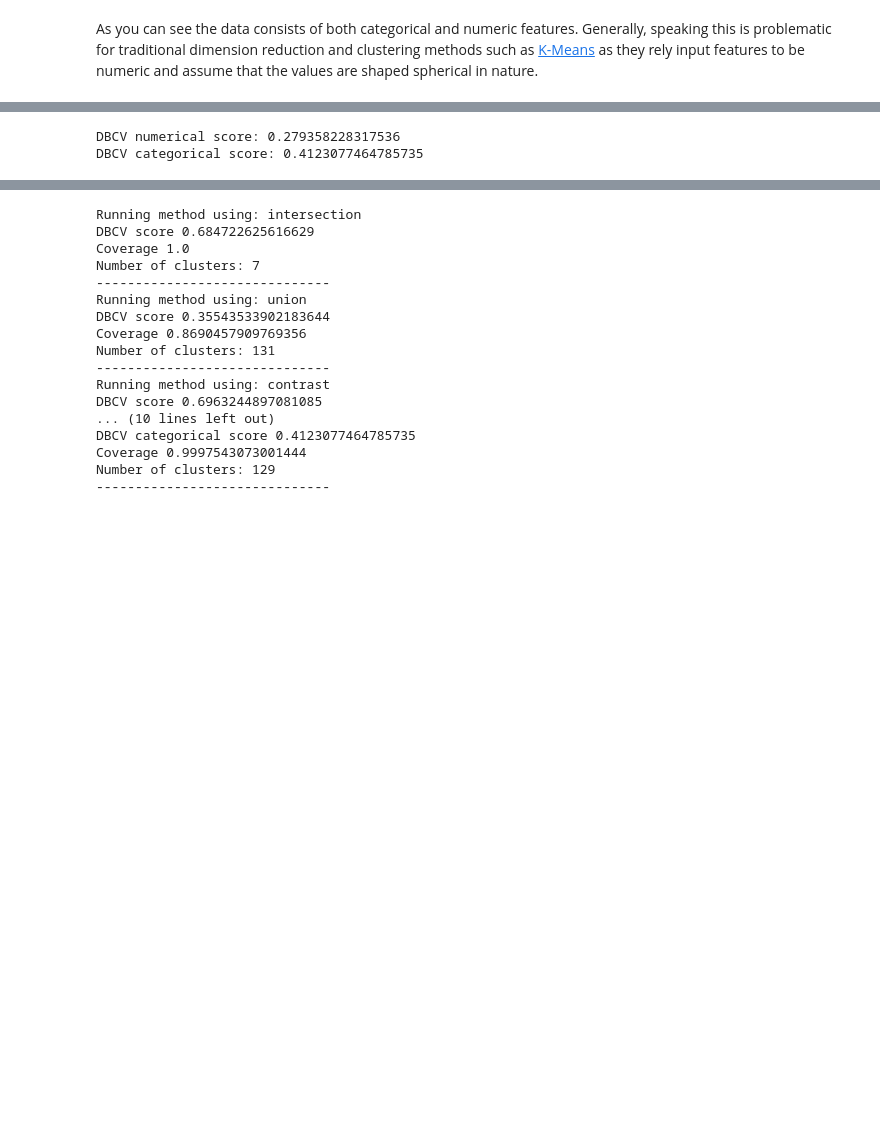
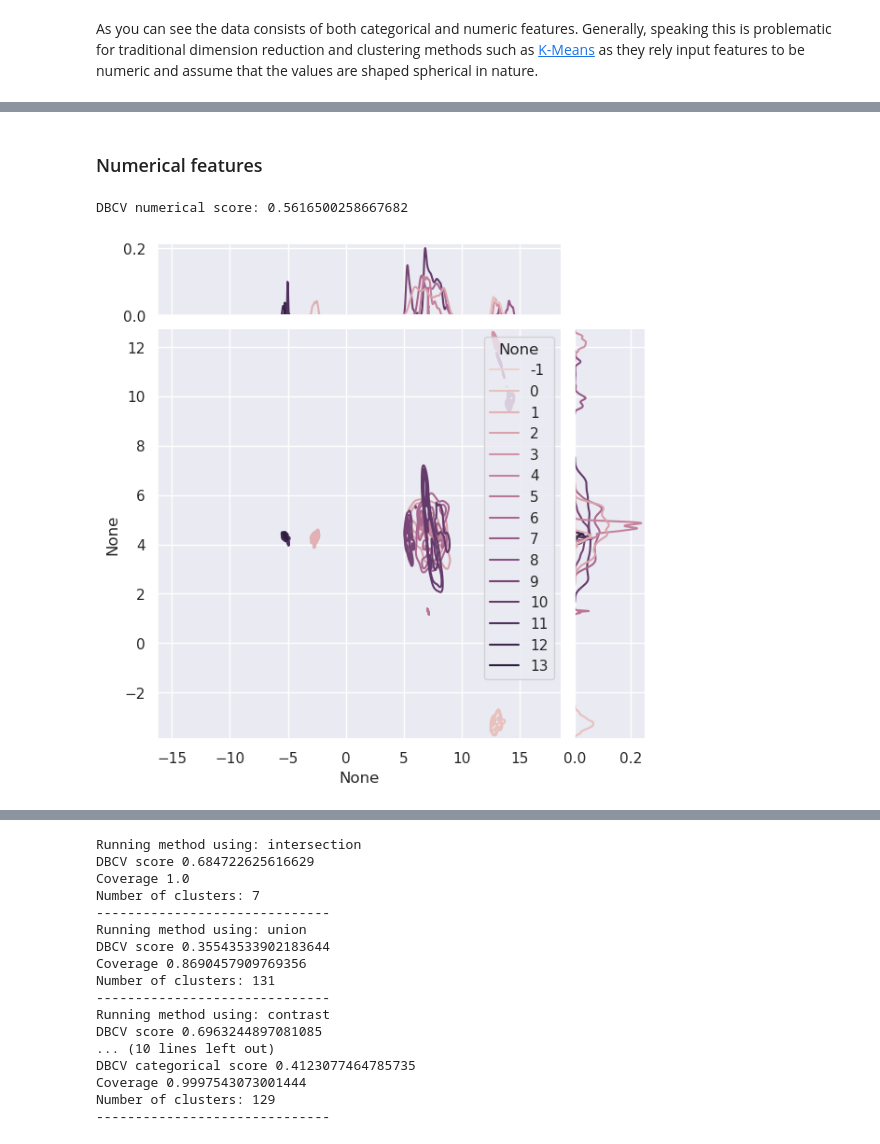
Before and after one commit to awslabs/amazon-denseclus, a Jupyter notebook: notebooks/DenseClusImplentation.ipynb, the cells around one changed output, grey strips where cells are left out. Drawn from its saved outputs; the diff is of its cells as text; code cells hidden in the pictures; blank space fills up the shorter version.

```diff
--- a/notebooks/DenseClusImplentation.ipynb
+++ b/notebooks/DenseClusImplentation.ipynb
@@ -174,0 +120,2 @@ default_umap_params = {
+# %% [markdown]
+### Numerical features
@@ -190,18 +130,13 @@ numerical_umap = umap.UMAP(
     **default_umap_params["numerical"],
 ).fit(numerical_df)
 # %%
-hdbscan_params = {
-    "min_cluster_size": 100,
-    "min_samples": 15,
-    "gen_min_span_tree": True,
-    "metric": "euclidean",
-}
+hdb_numerical = hdbscan.HDBSCAN(**hdbscan_params).fit(numerical_umap.embedding_)
 
-hdb_numerical = hdbscan.HDBSCAN(**hdbscan_params).fit(numerical_umap.embedding_)
-hdb_categorical = hdbscan.HDBSCAN(**hdbscan_params).fit(categorical_umap.embedding_)
+print(f"DBCV numerical score: {hdb_numerical.relative_validity_}")
+# %% [output]
+DBCV numerical score: 0.5616500258667682
-# %%
-print(f"DBCV numerical score: {hdb_numerical.relative_validity_}")
-print(f"DBCV categorical score: {hdb_categorical.relative_validity_}")
-# %% [output]
-DBCV numerical score: 0.279358228317536
-DBCV categorical score: 0.4123077464785735
+# %%
+joint_plot = sns.jointplot(
+    x=numerical_umap.embedding_[:, 0], y=numerical_umap.embedding_[:, -1], hue=hdb_numerical.labels_, kind="kde", marginal_ticks=True)
+# %% [output]
+[figure, added]
```
Also changed, not shown: parts of 36 cells of this notebook.
